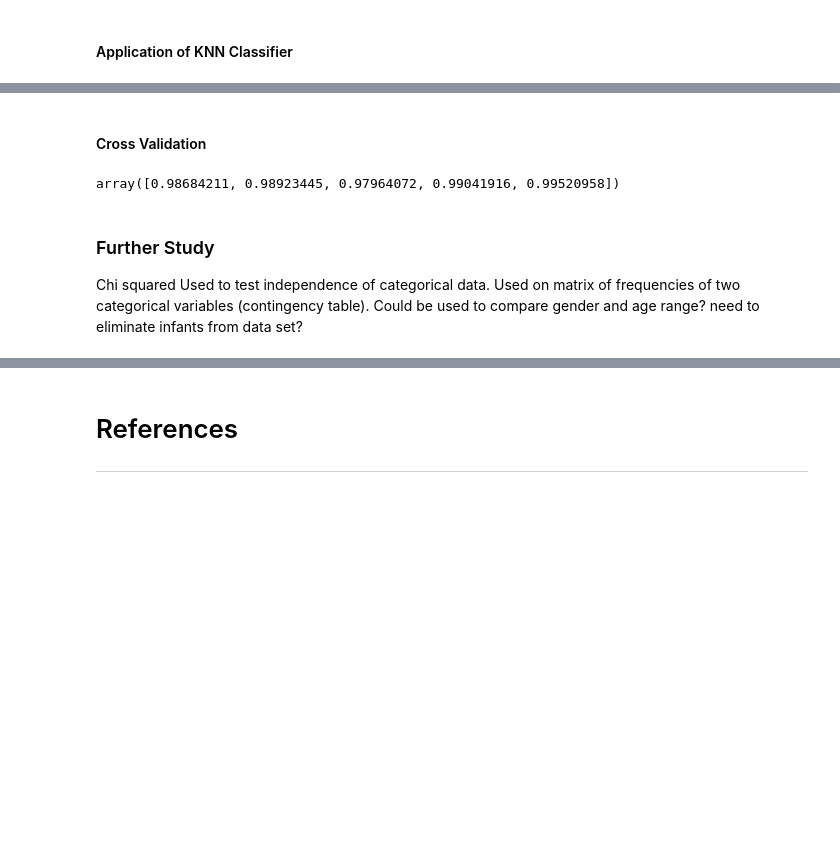
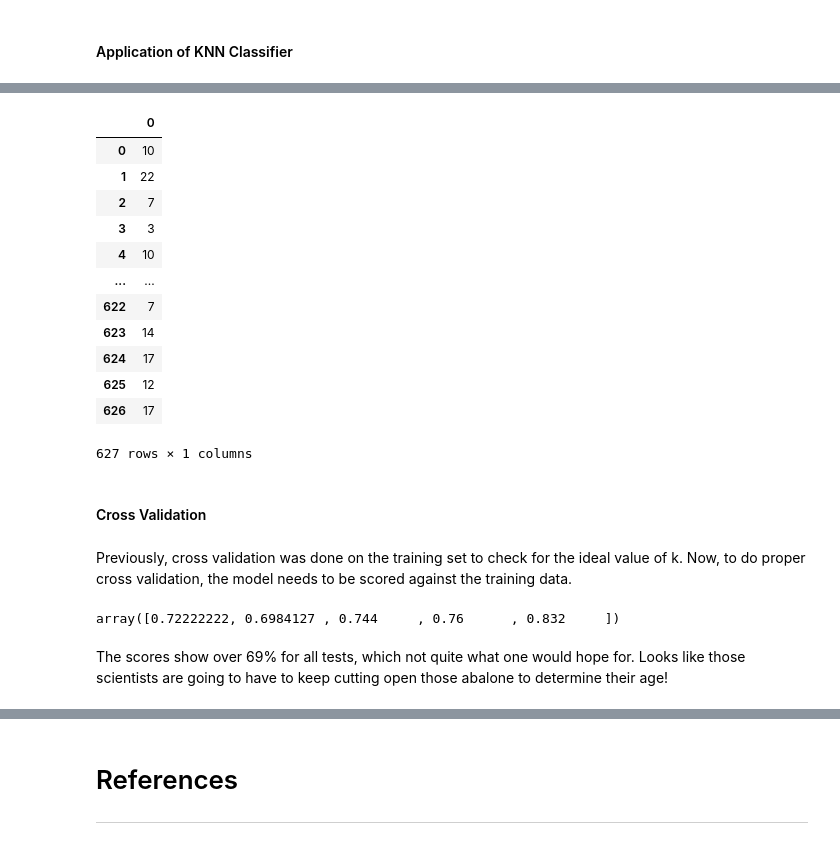
Before and after one commit to ByketPoe/efarrellMLAug2024, a Jupyter notebook: abalone.ipynb, the cells around one changed output, grey strips where cells are left out. Saved outputs shown, nothing was run; the diff lists cells and outputs as text; code cells hidden in the pictures; blank space fills up the shorter version.

```diff
--- a/abalone.ipynb
+++ b/abalone.ipynb
@@ -491,13 +545,33 @@ knn.fit(X_train, ytrain) # two parameters: input data and output data
+# %%
+predictions = knn.predict(X_test)
+
+# convert it and y_train data to data frames
+dfpredictions = pd.DataFrame(predictions)
+dfpredictions
+# %% [output]
+|  | 0 |
+| 0 | 10 |
+| 1 | 22 |
+| 2 | 7 |
+| 3 | 3 |
+| 4 | 10 |
+| ... | ... |
+| 622 | 7 |
+| 623 | 14 |
+| 624 | 17 |
+| 625 | 12 |
+| 626 | 17 |
+627 rows × 1 columns
 # %% [markdown]
 #### Cross Validation
+# %% [markdown]
+Previously, cross validation was done on the training set to check for the ideal value of k. Now, to do proper cross validation, the model needs to be scored against the training data.
 # %%
 from sklearn.model_selection import cross_val_score
 
-scores = skl.model_selection.cross_val_score(knn, df_Xtrans_pca, y, cv=5)
+scores = skl.model_selection.cross_val_score(knn, X_test, y_test, cv=5)
 scores
 # %% [output]
-array([0.98684211, 0.98923445, 0.97964072, 0.99041916, 0.99520958])
+array([0.72222222, 0.6984127 , 0.744     , 0.76      , 0.832     ])
-# %% [markdown]
-### Further Study
-Chi squared
-Used to test independence of categorical data. Used on matrix of frequencies of two categorical variables (contingency table). Could be used to compare gender and age range? need to eliminate infants from data set?
+# %% [markdown]
+The scores show over 69% for all tests, which not quite what one would hope for. Looks like those scientists are going to have to keep cutting open those abalone to determine their age!
```
Also changed, not shown: parts of 13 cells of this notebook.
